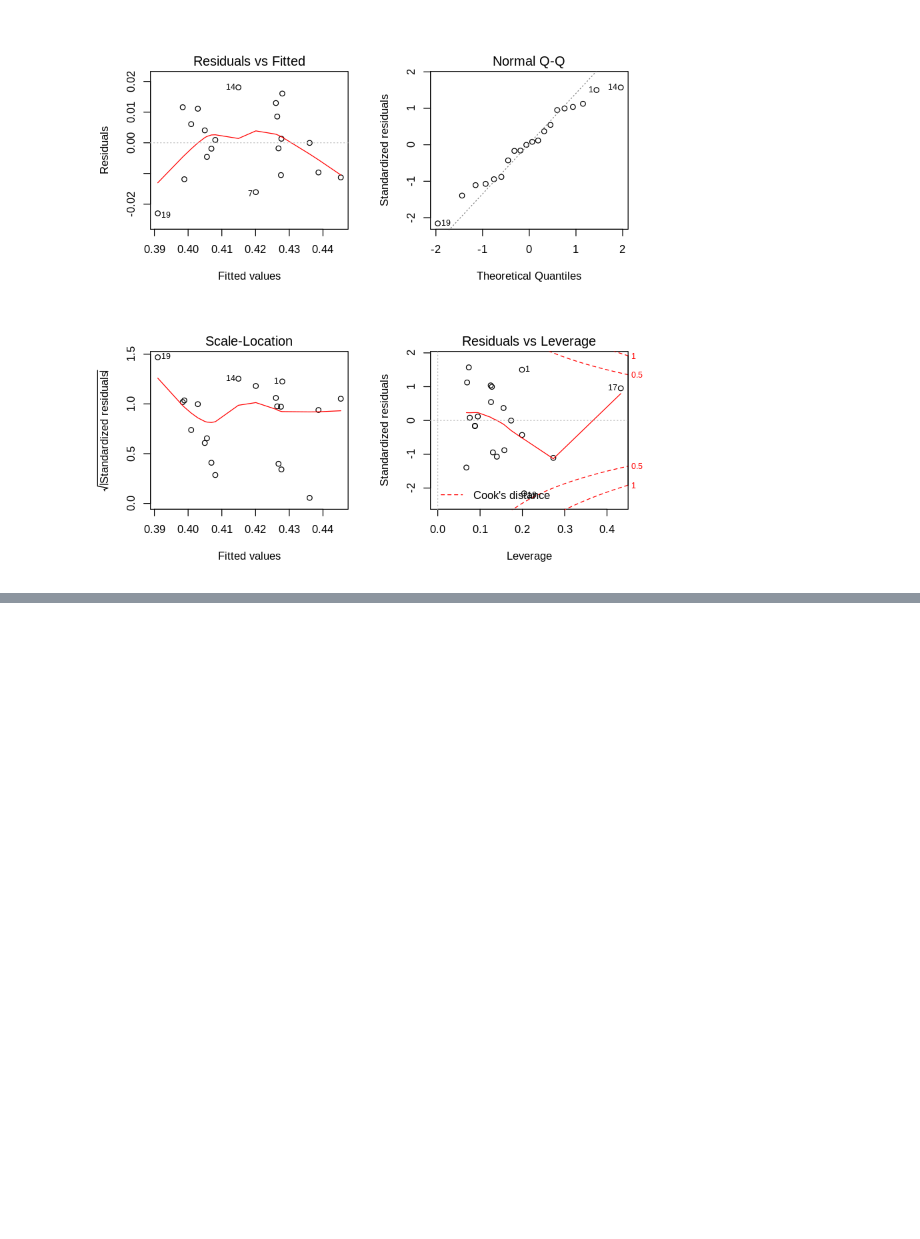
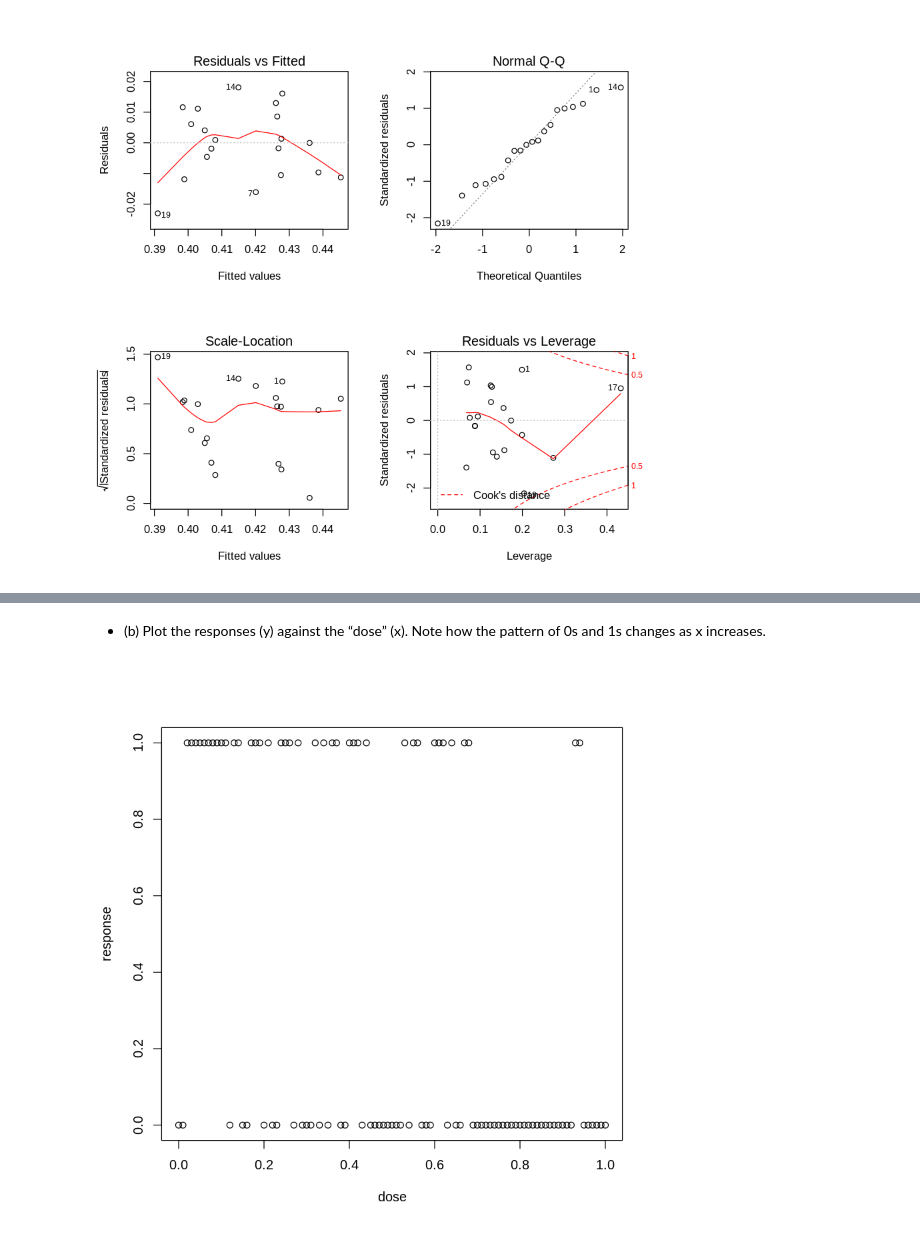
Before and after one commit to andrealorenzon/sm4ds, a Jupyter notebook: Assignment4.ipynb, the cells around one changed output, grey strips where cells are left out. Saved outputs shown, nothing was run; the diff lists cells and outputs as text; code cells hidden in the pictures; blank space fills up the shorter version.

```diff
--- a/Assignment4.ipynb
+++ b/Assignment4.ipynb
@@ -543,0 +553,4 @@ Reporting a standard error of a penalized estimate therefore tells only part of
+# %%
+x = seq(0, 1, length=101)
+sim = logisticsim(x=x, a=2, b=-4, seed=42)
+x
@@ -543,0 +565,7 @@ Reporting a standard error of a penalized estimate therefore tells only part of
+# %% [markdown]
+- (b) Plot the responses (y) against the “dose” (x). Note how the pattern of 0s and 1s changes as
+x increases.
+# %%
+plot(sim, xlab='dose', ylab='response')
+# %% [output]
+[figure, added]
```
Also changed, not shown: parts of 65 cells of this notebook.
